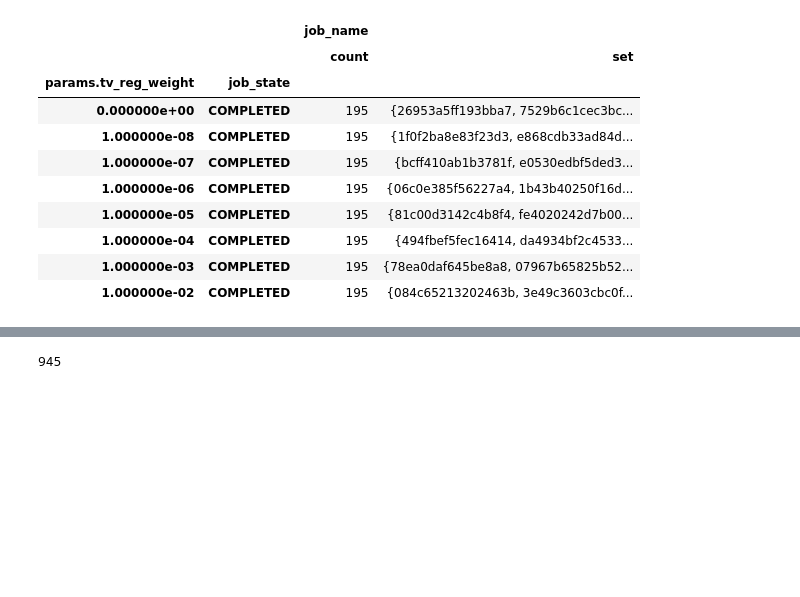
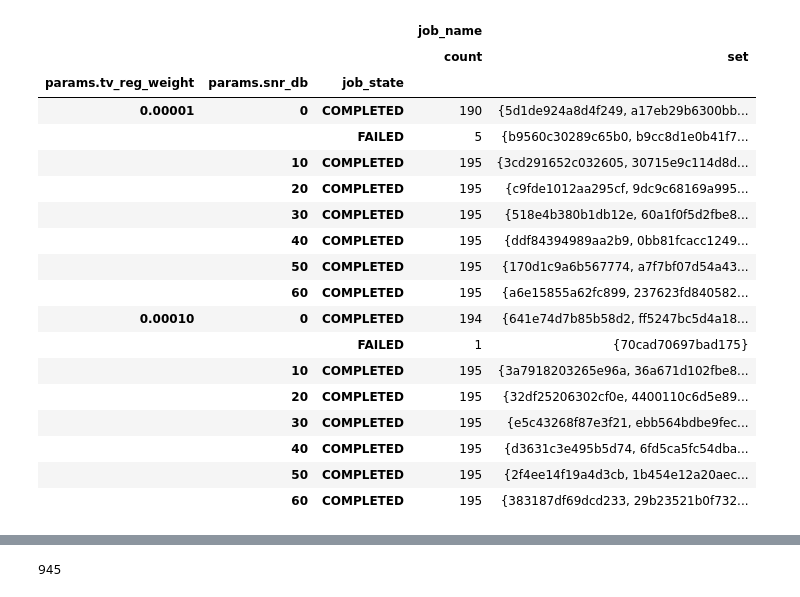
Before and after one commit to mattragoza/lung-project, a Jupyter notebook: notebooks/shapenet/21-optimize-experiment.ipynb, the cells around one changed output, grey strips where cells are left out. Cells and saved outputs as stored; diff of their text form; code cells hidden in the pictures; blank space fills up the shorter version.

```diff
--- a/notebooks/shapenet/21-optimize-experiment.ipynb
+++ b/notebooks/shapenet/21-optimize-experiment.ipynb
@@ -188,9 +33,15 @@ len(grid)
 # %%
+#base_dir = '2025-11-04_optimize'
+#base_dir = '2025-11-06_optimize'
+#base_dir = '2025-11-08_optimize' # fixed node labeling- use cell labels as GT, map cell + point data, P0 scalars in forward sim
+#base_dir = '2025-11-24_optimize' # post CVPR- new material catalog, rho known experiment
+#base_dir = '2026-01-13_optimize' # ECCV- full subject set, 2025-01-05 variant, rho_known
 #base_dir = '2026-01-13_optimize' # ECCV- uniform material prior, DICE score + rasterization
 #base_dir = '2026-01-24_optimize' # ECCV- filter out single-material preprocessed examples
 #base_dir = '2026-01-26_optimize' # ECCV- fix per-subject seed for material sampling
 #base_dir = '2026-02-17_optimize' # ECCV- multi param optimization experiments (test set only)
-base_dir = '2026-02-20_optimize' # ECCV- TV regularization weight (test set only)
+#base_dir = '2026-02-20_optimize' # ECCV- TV regularization weight (test set only)
+base_dir = '2026-02-22_optimize' # ECCV- TV reg weight = 1e-5, observation noise
 
 template = '''\
 #!/bin/bash
@@ -210,6 +61,7 @@ mamba activate /ocean/projects/asc170022p/mtragoza/mambaforge/envs/warp
 python $LP/optimize.py {config} \\
     --set dataset.examples.subjects={subject} \\
     --set optimization.pde_solver.tv_reg_weight={tv_reg_weight} \\
+    --set optimization.physics_adapter.snr_db={snr_db} \\
     --set optimization.optimizer.global_steps=10 \\
     --set optimization.optimizer.local_steps=10
 
@@ -218,7 +70,8 @@ name_format = '{params_hash}'
 
 grid = ps.param_grid(
     config='2026-02-02_config.yaml',
-    tv_reg_weight=[1e-2, 1e-3, 1e-4, 1e-5, 1e-6, 1e-7, 1e-8, 0],
+    tv_reg_weight=[1e-4, 1e-5],
+    snr_db=[60, 50, 40, 30, 20, 10, 0],
     subject=[ex.subject for ex in test_ex],
 )
 len(grid)
@@ -249,21 +102,29 @@ jobs
 # %%
 %autoreload
 jobs = ps.recover(jobs)
 jobs = ps.status(jobs)
 jobs = ps.history(jobs)
-jobs.groupby(['params.tv_reg_weight', 'job_state'])[['job_name']].agg(['count', set])
+jobs.groupby(['params.tv_reg_weight', 'params.snr_db', 'job_state'])[['job_name']].agg(['count', set])
 # %% [output]
-|  |  | job_name |  |
-|  |  | count | set |
-| params.tv_reg_weight | job_state |  |  |
-| 0.000000e+00 | COMPLETED | 195 | {26953a5ff193bba7, 7529b6c1cec3bc... |
-| 1.000000e-08 | COMPLETED | 195 | {1f0f2ba8e83f23d3, e868cdb33ad84d... |
-| 1.000000e-07 | COMPLETED | 195 | {bcff410ab1b3781f, e0530edbf5ded3... |
-| 1.000000e-06 | COMPLETED | 195 | {06c0e385f56227a4, 1b43b40250f16d... |
-| 1.000000e-05 | COMPLETED | 195 | {81c00d3142c4b8f4, fe4020242d7b00... |
-| 1.000000e-04 | COMPLETED | 195 | {494fbef5fec16414, da4934bf2c4533... |
-| 1.000000e-03 | COMPLETED | 195 | {78ea0daf645be8a8, 07967b65825b52... |
-| 1.000000e-02 | COMPLETED | 195 | {084c65213202463b, 3e49c3603cbc0f... |
+|  |  |  | job_name |  |
+|  |  |  | count | set |
+| params.tv_reg_weight | params.snr_db | job_state |  |  |
+| 0.00001 | 0 | COMPLETED | 190 | {5d1de924a8d4f249, a17eb29b6300bb... |
+|  |  | FAILED | 5 | {b9560c30289c65b0, b9cc8d1e0b41f7... |
+|  | 10 | COMPLETED | 195 | {3cd291652c032605, 30715e9c114d8d... |
+|  | 20 | COMPLETED | 195 | {c9fde1012aa295cf, 9dc9c68169a995... |
+|  | 30 | COMPLETED | 195 | {518e4b380b1db12e, 60a1f0f5d2fbe8... |
+|  | 40 | COMPLETED | 195 | {ddf84394989aa2b9, 0bb81fcacc1249... |
+|  | 50 | COMPLETED | 195 | {170d1c9a6b567774, a7f7bf07d54a43... |
+|  | 60 | COMPLETED | 195 | {a6e15855a62fc899, 237623fd840582... |
+| 0.00010 | 0 | COMPLETED | 194 | {641e74d7b85b58d2, ff5247bc5d4a18... |
+|  |  | FAILED | 1 | {70cad70697bad175} |
+|  | 10 | COMPLETED | 195 | {3a7918203265e96a, 36a671d102fbe8... |
+|  | 20 | COMPLETED | 195 | {32df25206302cf0e, 4400110c6d5e89... |
+|  | 30 | COMPLETED | 195 | {e5c43268f87e3f21, ebb564bdbe9fec... |
+|  | 40 | COMPLETED | 195 | {d3631c3e495b5d74, 6fd5ca5fc54dba... |
+|  | 50 | COMPLETED | 195 | {2f4ee14f19a4d3cb, 1b454e12a20aec... |
+|  | 60 | COMPLETED | 195 | {383187df69dcd233, 29b23521b0f732... |
 # %%
 jobs = ps.collect(jobs)
 jobs.groupby(['job_state']).count()
```
Also changed, not shown: parts of 21 cells of this notebook, 5 other files.
